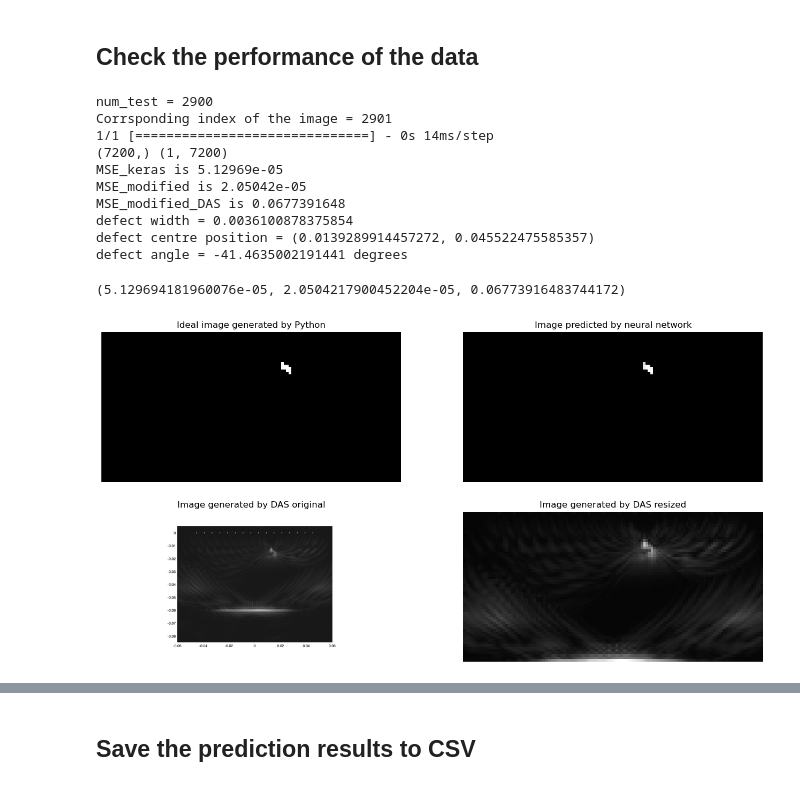
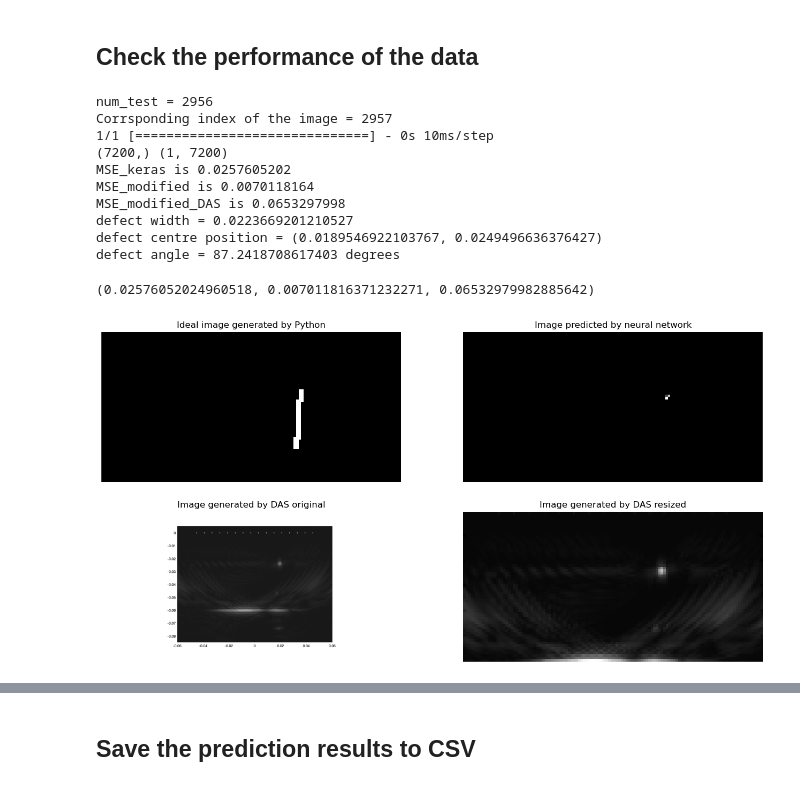
Before and after one commit to MC-Kangan/FYP_Ultrasound_Imaging_ML, a Jupyter notebook: Model_tester.ipynb, the cells around one changed output, grey strips where cells are left out. Drawn from its saved outputs; the diff is of its cells as text; code cells hidden in the pictures.

```diff
--- a/Model_tester.ipynb
+++ b/Model_tester.ipynb
@@ -330,45 +330,45 @@ def check_result(config, model, num_test):
     dirName_das_fmc = "/Users/chenkangan/Desktop/ME4_FYP/imageGenerate_2022/DAS_Figure_FMC"
     # Read image in greyscale
     image_das_fmc = cv.imread(f'{dirName_das_fmc}/Figure_{num_test+1}_fmc.png',cv.IMREAD_GRAYSCALE)  # convert to array
 
     ax[1,0].imshow(image_das_fmc, cmap='gray')
     ax[1,0].set_title('Image generated by DAS original')
     ax[1,0].axis('off')
 
     # Crop and resize the das image
     das_img_resize = DAS_image_resize(image_das_fmc)
     ax[1,1].imshow(das_img_resize, cmap='gray')
     ax[1,1].set_title('Image generated by DAS resized')
     ax[1,1].axis('off')
 
     # Calculate the modified MSE for DAS image for comparison (after cropping and resizing)
     MSE_modified_das = float(mse(true_img_modified.reshape(1,-1), das_img_resize.reshape(1,-1)).numpy()) # Use the unreshaped true_img to calculate MSE
     print(f'MSE_modified_DAS is {round(MSE_modified_das,10)}')
 
     df_concat = pd.read_csv('/Users/chenkangan/PycharmProjects/ME4_FYP_py/defect_3500.csv')
     df_concat = df_concat.set_index('index')
     defect = df_concat.loc[num_test+1]
     print(f'defect width = {defect.defWidth}')
     print(f'defect centre position = {(defect.defPosx, defect.defPosy)}')
     print(f'defect angle = {defect.defAng} degrees')
 
     return MSE, MSE_modified, MSE_modified_das
 
 
-check_result(config, model, 2900)
+check_result(config, model, 2956)
 # %% [output]
-num_test = 2900
-Corrsponding index of the image = 2901
-1/1 [==============================] - 0s 14ms/step
+num_test = 2956
+Corrsponding index of the image = 2957
+1/1 [==============================] - 0s 10ms/step
 (7200,) (1, 7200)
-MSE_keras is 5.12969e-05
-MSE_modified is 2.05042e-05
-MSE_modified_DAS is 0.0677391648
-defect width = 0.0036100878375854
-defect centre position = (0.0139289914457272, 0.045522475585357)
-defect angle = -41.4635002191441 degrees
+MSE_keras is 0.0257605202
+MSE_modified is 0.0070118164
+MSE_modified_DAS is 0.0653297998
+defect width = 0.0223669201210527
+defect centre position = (0.0189546922103767, 0.0249496636376427)
+defect angle = 87.2418708617403 degrees
-(5.129694181960076e-05, 2.0504217900452204e-05, 0.06773916483744172)
+(0.02576052024960518, 0.007011816371232271, 0.06532979982885642)
-[figure, old version]
+[figure, new version]
 # %%
 # last update: 4/4/23
 
```
Also changed, not shown: parts of 16 cells of this notebook, 3 other files.
